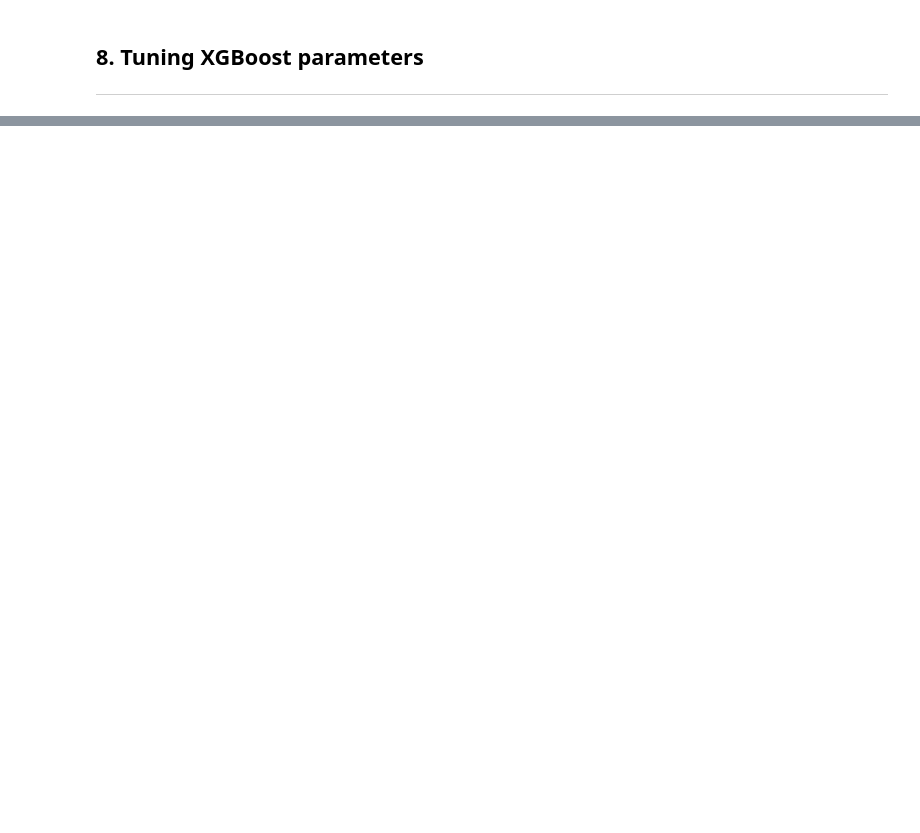
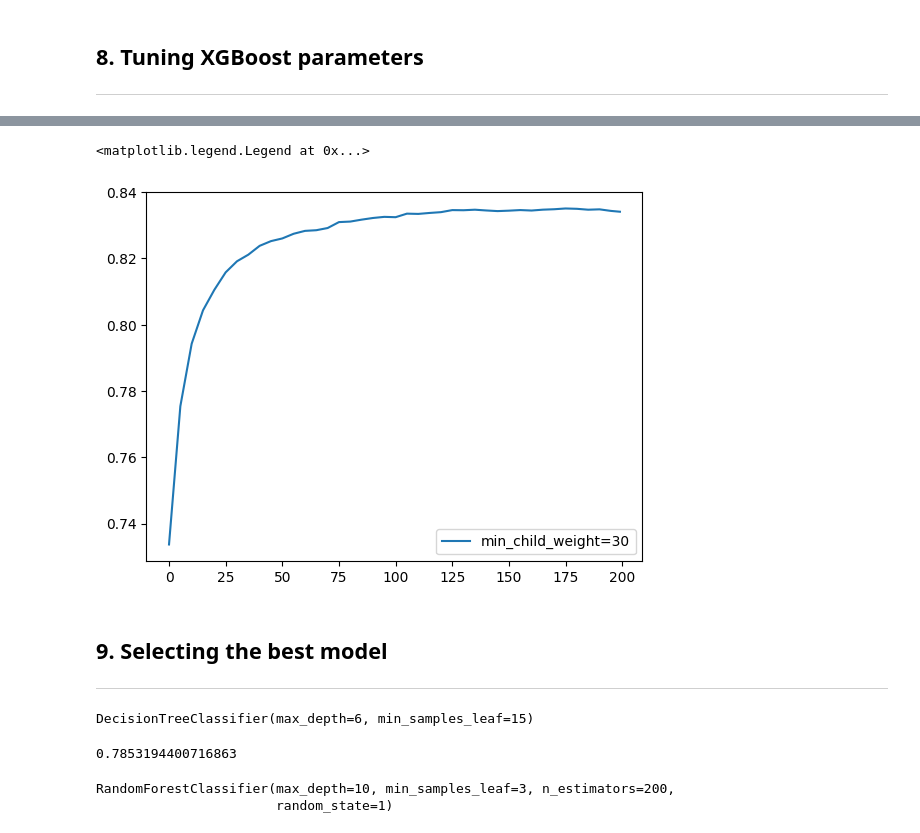
Before and after one commit to bruno-lima98/ml-zoomcamp-homework, a Jupyter notebook: 01-classes/05-decision-tree/main.ipynb, the cells around one changed output, grey strips where cells are left out. Drawn from its saved outputs; the diff is of its cells as text; code cells hidden in the pictures; blank space fills up the shorter version.

```diff
--- a/01-classes/05-decision-tree/main.ipynb
+++ b/01-classes/05-decision-tree/main.ipynb
@@ -484,0 +560,2 @@ plt.legend()
+# %%
+scores = {}
@@ -484,0 +584,10 @@ plt.legend()
+# %%
+key = f'min_child_weight={xgb_params['min_child_weight']}'
+scores[key] = parse_xgb_outpub(output)
+# %%
+for key, df_score in scores.items():
+    plt.plot(df_score['num_iter'],df_score['val_auc'], label=key)
+plt.legend()
+# %% [output]
+<matplotlib.legend.Legend at 0x...>
+[figure, added]
@@ -484,0 +612,22 @@ plt.legend()
+# %% [markdown]
+## 9. Selecting the best model
+----
+# %%
+dt = DecisionTreeClassifier(max_depth=6, min_samples_leaf=15)
+dt.fit(X_train, y_train)
+# %% [output]
+DecisionTreeClassifier(max_depth=6, min_samples_leaf=15)
+# %%
+y_pred = dt.predict_proba(X_val)[:,1]
+roc_auc_score(y_val, y_pred)
+# %% [output]
+0.7853194400716863
+# %%
+rf = RandomForestClassifier(n_estimators=200,
+                            random_state=1,
+                            max_depth=10,
+                            min_samples_leaf=3)
+rf.fit(X_train, y_train)
+# %% [output]
+RandomForestClassifier(max_depth=10, min_samples_leaf=3, n_estimators=200,
+                       random_state=1)
```
Also changed, not shown: parts of 23 cells of this notebook.
